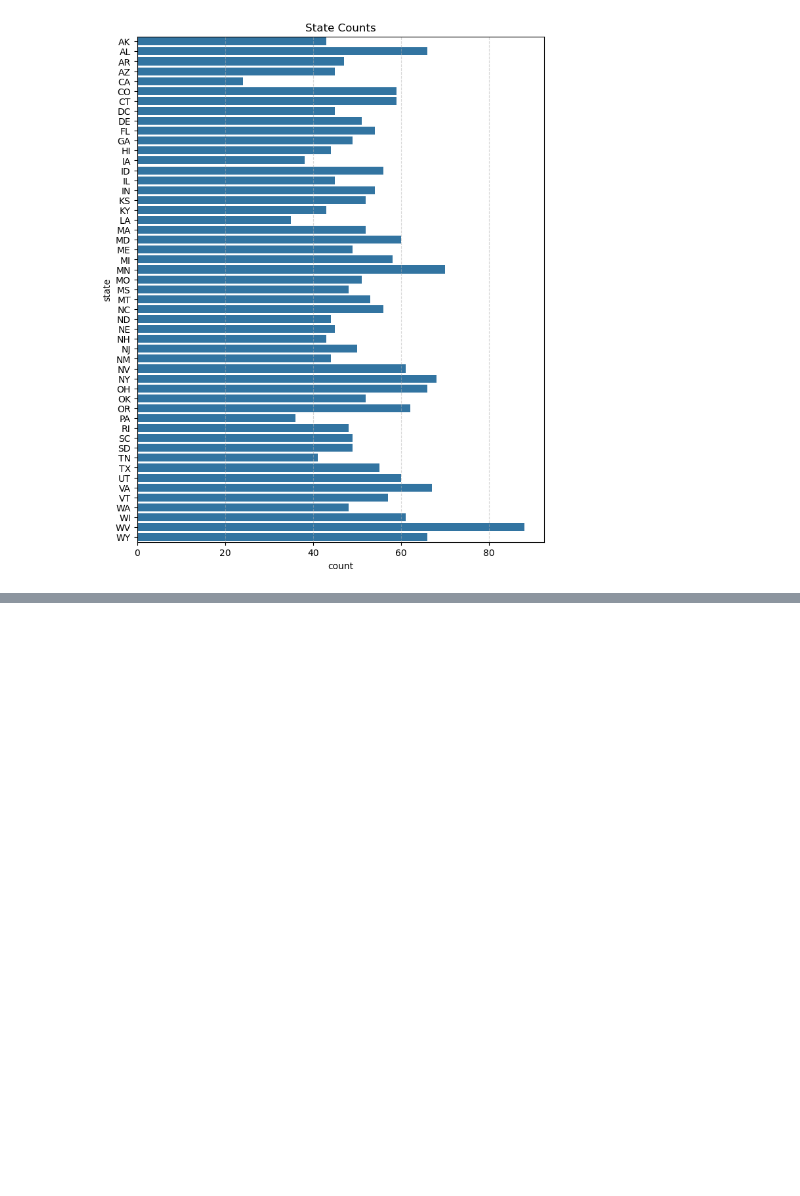
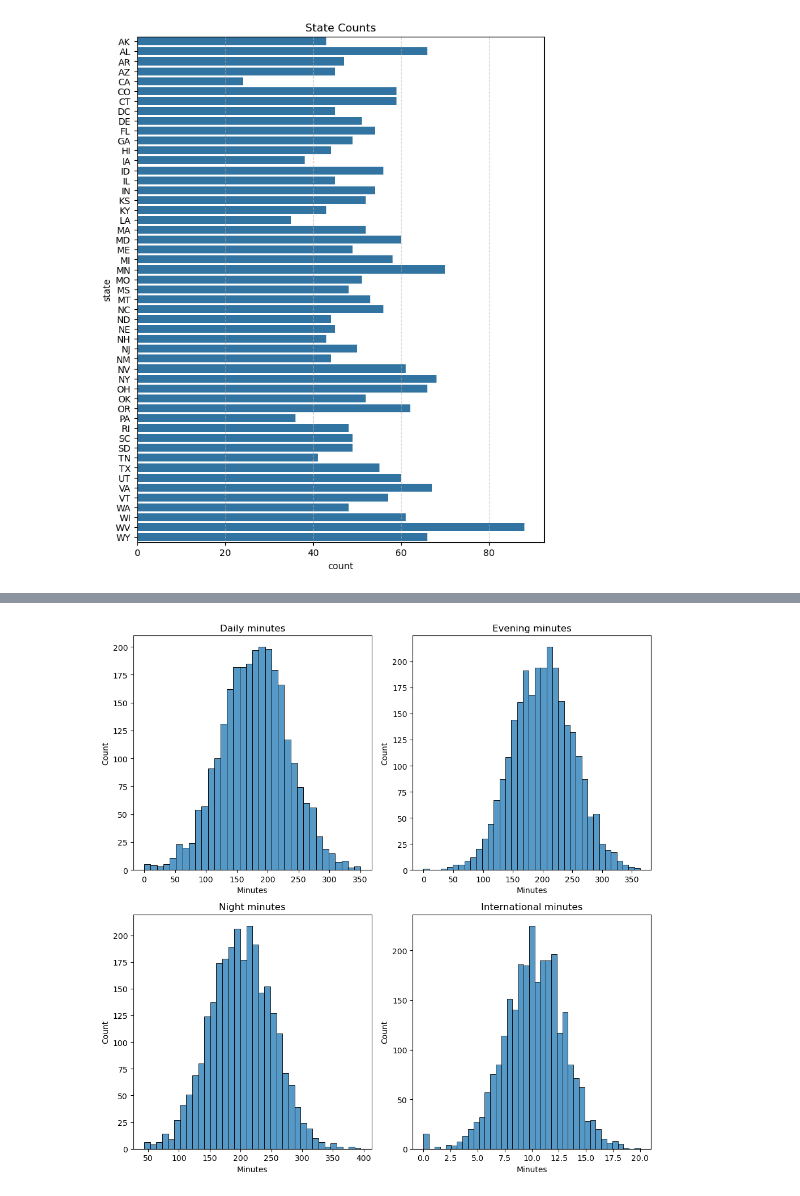
Before and after one commit to Erfan-Taherirani/Data_Science, a Jupyter notebook: Telecom Customer Churn/notebooks/data_understanding.ipynb, the cells around one changed output, grey strips where cells are left out. Saved outputs shown, nothing was run; the diff lists cells and outputs as text; code cells hidden in the pictures; blank space fills up the shorter version.

```diff
--- a/Telecom Customer Churn/notebooks/data_understanding.ipynb
+++ b/Telecom Customer Churn/notebooks/data_understanding.ipynb
@@ -373,0 +187,4 @@ describe_stats(df, "account_length")
+# %%
+plot_call_minutes(df)
+# %% [output]
+[figure, added]
```
Also changed, not shown: parts of 29 cells of this notebook, 3 other files.
